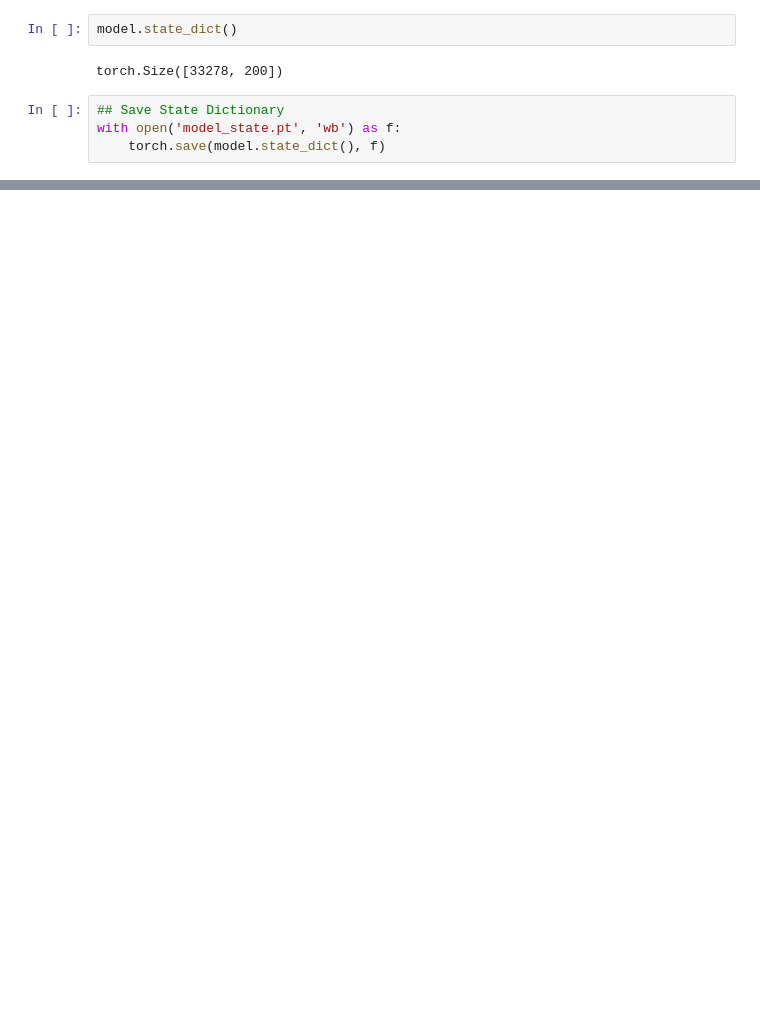
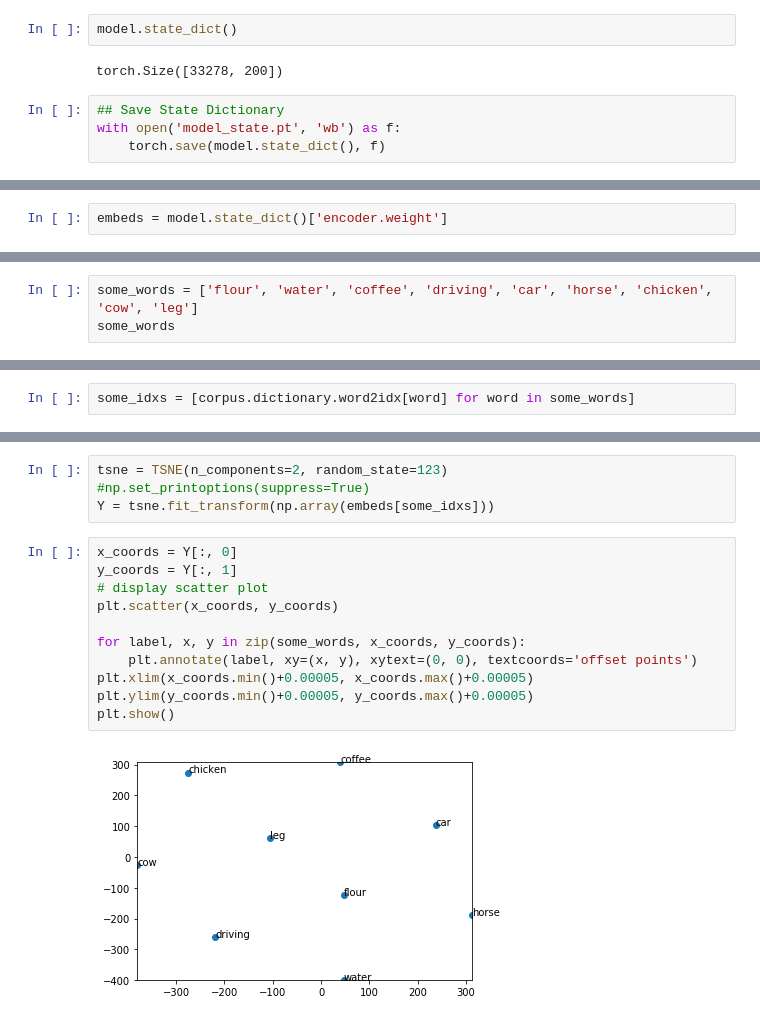
Before and after one commit to andrewkho/breadventure, a Jupyter notebook: word_language_model/word_test.ipynb, the cells around one changed output, grey strips where cells are left out. Saved outputs shown, nothing was run; the diff lists cells and outputs as text; blank space fills up the shorter version.

Commit message:
Add TSNE to word_language_model notebook

```diff
--- a/word_language_model/word_test.ipynb
+++ b/word_language_model/word_test.ipynb
@@ -291,0 +316,2 @@ with open('model_state.pt', 'wb') as f:
+# %%
+embeds = model.state_dict()['encoder.weight']
@@ -291,0 +341,3 @@ with open('model_state.pt', 'wb') as f:
+# %%
+some_words = ['flour', 'water', 'coffee', 'driving', 'car', 'horse', 'chicken', 'cow', 'leg']
+some_words
@@ -291,0 +354,2 @@ with open('model_state.pt', 'wb') as f:
+# %%
+some_idxs = [corpus.dictionary.word2idx[word] for word in some_words]
@@ -291,0 +374,17 @@ with open('model_state.pt', 'wb') as f:
+# %%
+tsne = TSNE(n_components=2, random_state=123)
+#np.set_printoptions(suppress=True)
+Y = tsne.fit_transform(np.array(embeds[some_idxs]))
+# %%
+x_coords = Y[:, 0]
+y_coords = Y[:, 1]
+# display scatter plot
+plt.scatter(x_coords, y_coords)
+
+for label, x, y in zip(some_words, x_coords, y_coords):
+    plt.annotate(label, xy=(x, y), xytext=(0, 0), textcoords='offset points')
+plt.xlim(x_coords.min()+0.00005, x_coords.max()+0.00005)
+plt.ylim(y_coords.min()+0.00005, y_coords.max()+0.00005)
+plt.show()
+# %% [output]
+[figure, added]
```
Also changed, not shown: parts of 20 cells of this notebook.
